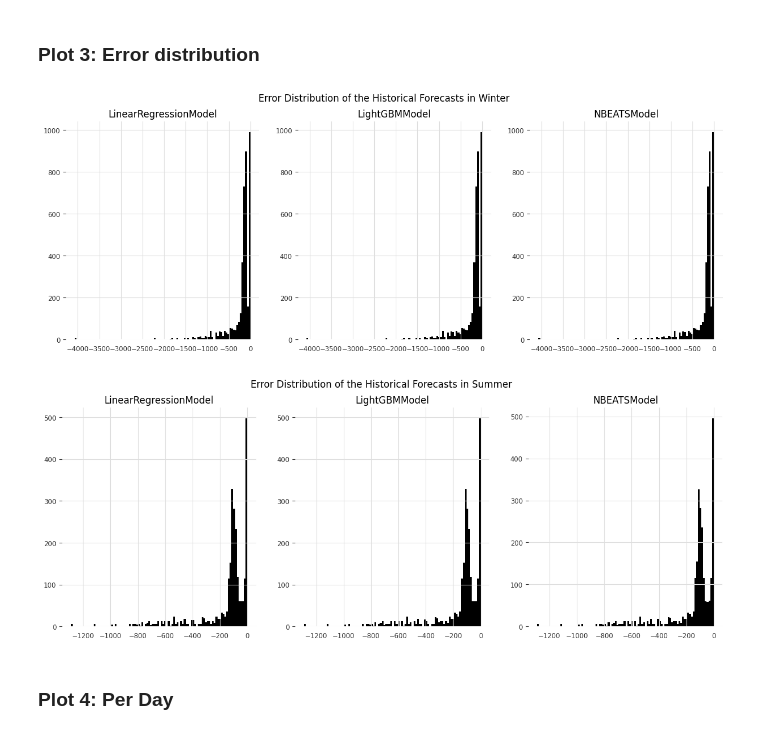
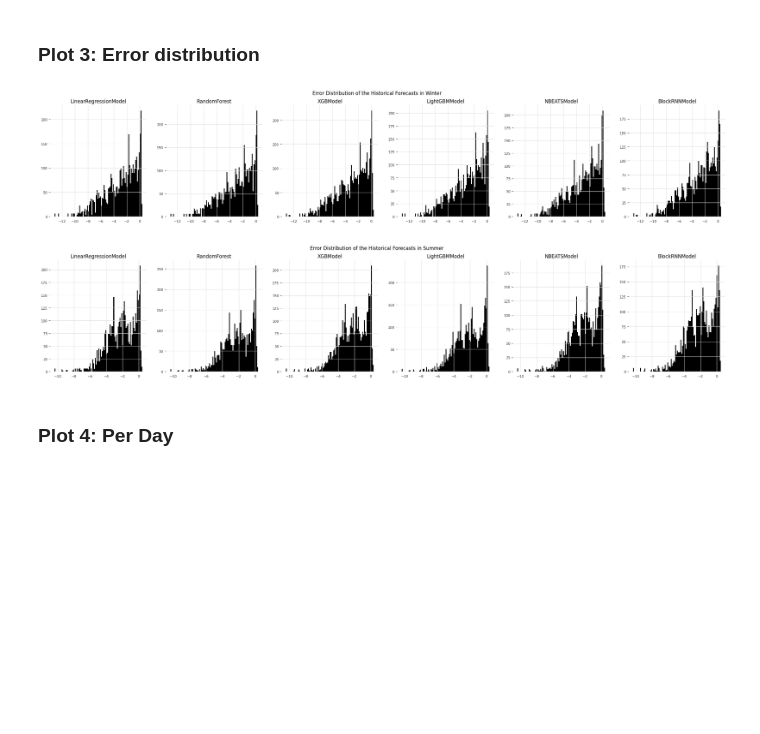
Before and after one commit to tsbyq/WattCast, a Jupyter notebook: bin/forecasting_results.ipynb, the cells around one changed output. Drawn from its saved outputs; the diff is of its cells as text; code cells hidden in the pictures; blank space fills up the shorter version.

Commit message:
implemented rolling sfh model

```diff
--- a/bin/forecasting_results.ipynb
+++ b/bin/forecasting_results.ipynb
@@ -62,16 +62,16 @@ for file_name in os.listdir(dir_path):
 
 
 config_dataset = {
-    'spatial_scale': '5_household',
+    'spatial_scale': '4_neighborhood',
     'temp_resolution': 60,
-    'location': 'household_1',
+    'location': 'neighborhood_0',
 }
 
 config_modeldesign = {'boxcox': True,
                     'horizon_in_hours': 24, # in hours
                     'lookback_in_hours': 24, # in hours
                     'liklihood': None,
-                    'weather': True,
+                    'weather': False,
                     'holiday': True,
                     'datetime_encodings': True,
                     }
@@ -248,11 +248,11 @@ nbeats_model = NBEATSModel(
 
 model_instances = [
                     lr_model,
-                    # rf_model,
-                    # xgb_model,
+                    rf_model,
+                    xgb_model,
                     lgbm_model,
                     nbeats_model,
-                    # block_rnn_model,
+                    block_rnn_model,
                     ]
 # %%
 models = train_models(model_instances,
@@ -402,25 +470,20 @@ for season in dict_result_season.keys():
 # %%
 for season, (historics_per_model, _, gt) in dict_result_season.items():
     df_smapes_per_model = []
     df_nrmse_per_model = []
-    if len(model_names) < 4:
-        fig, ax = plt.subplots(ncols=len(model_names), figsize=(5*len(model_names),5))
-    else:
-        n_rows = len(model_names) // 4
-        n_cols = len(model_names) // n_rows
-        fig, ax = plt.subplots(ncols=n_cols, nrows=n_rows, figsize=(20,10))
+    fig, ax = plt.subplots(ncols=len(model_names), figsize=(5*len(model_names),5))
     fig.suptitle(f"Error Distribution of the Historical Forecasts in {season}")
     for i, (model_name, historics) in enumerate(historics_per_model.items()):
         df_list = get_df_compares_list(historics, gt)
         diffs = get_df_diffs(df_list)
         diffs_flat = pd.Series(diffs.values.reshape(-1,))
         ax[i].hist(diffs_flat, bins=100)
         ax[i].set_title(model_name)
 
     wandb.log({f"Error Distribution of the Historical Forecasts in {season}": wandb.Image(fig)})
     plt.show()
 # %% [output]
-[figure, old version]
+[figure, new version]
-[figure, old version]
+[figure, new version]
 # %% [markdown]
 ### Plot 4: Per Day
```
Also changed, not shown: parts of 8 cells of this notebook, 2 other files.
